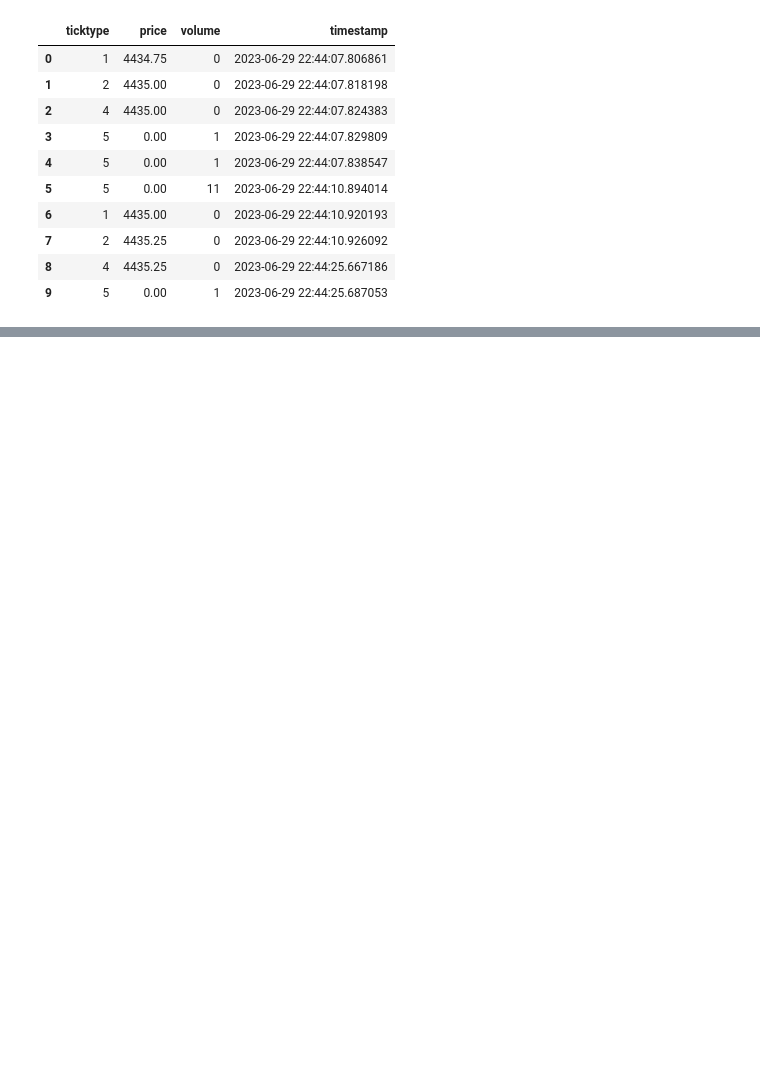
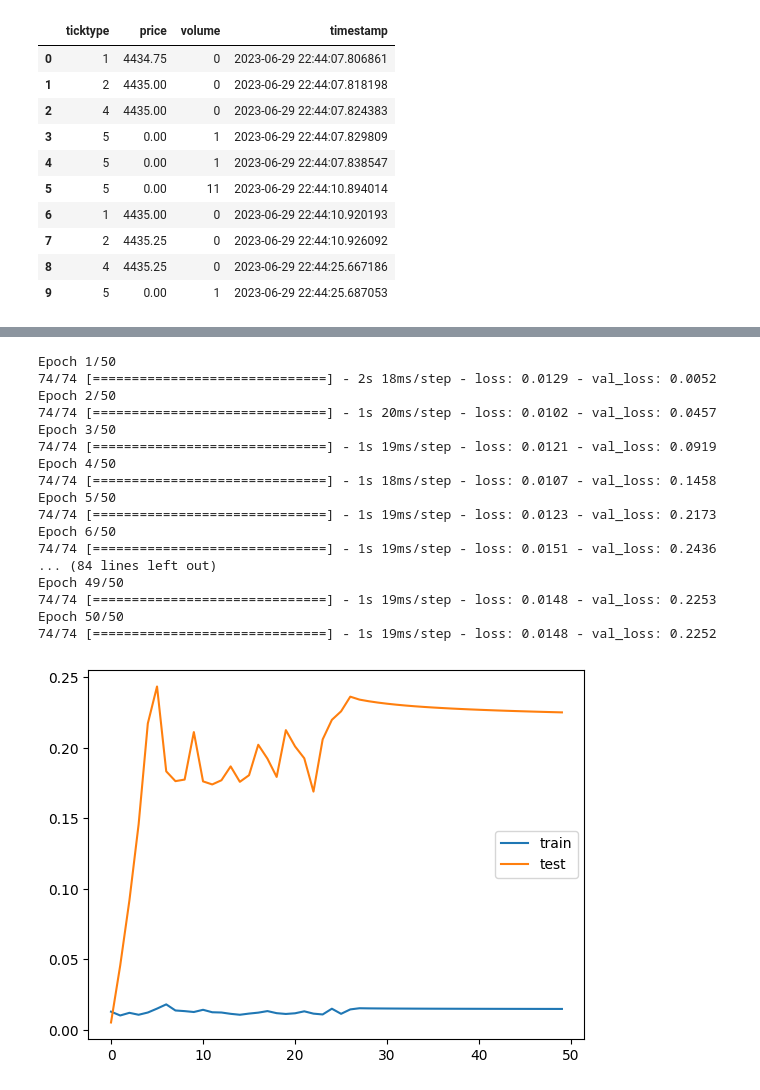
Before and after one commit to taiconley/ibkr, a Jupyter notebook: jupyter/build_model.ipynb, the cells around one changed output, grey strips where cells are left out. Cells and saved outputs as stored; diff of their text form; code cells hidden in the pictures; blank space fills up the shorter version.

```diff
--- a/jupyter/build_model.ipynb
+++ b/jupyter/build_model.ipynb
@@ -151 +188,57 @@ def main_build_model(df, look_ahead=5):
+# %%
+def main_build_model_with_hps(df, best_hps, look_ahead=5):
+
+    df['timestamp'] = df['timestamp'].dt.tz_localize('UTC') #adding this to update to utc
+
+    # Create a DataProcessor instance
+    processor = DataProcessor(df)
+    # Process the df
+    processor.process_df()
+
+    # Scale and shift the data
+    scaler, close_scaler = processor.scale_shift_data(look_ahead)
+    # Create the X and y datasets
+    X, y = processor.scaled_df, processor.shifted_df['Close']
+    # Create train test split
+    X_train, X_test, y_train, y_test = processor.create_train_test_split(X, y)
+    # Create final train and test datasets
+    TIME_STEPS = 60
+    X_train, y_train = processor.create_dataset(X_train, y=y_train, time_steps=TIME_STEPS, for_training=True, look_ahead=look_ahead)
+    X_test, y_test = processor.create_dataset(X_test, y=y_test, time_steps=TIME_STEPS, for_training=True, look_ahead=look_ahead)
+
+    # Number of features in the data
+    n_features = X_train.shape[2]
+
+    # Create a ModelBuilder instance and build the model
+    builder = ModelBuilder(n_features, TIME_STEPS)
+    # Train the model
+    model, history = builder.train_model(X_train, y_train, X_test, y_test, epochs=50, batch_size=64, best_hps=best_hps)
+    # Save the model
+    model_path = '../models/model.h5'
+    builder.save_model(model_path)
+    # Plot loss
+    builder.plot_loss(history)
+# %%
+input_sql_file='../sql_files/test.sql'
+df = generate_df_from_sql_file(input_sql_file, db)
+main_build_model_with_hps(df, best_hps, look_ahead=5)
+# %% [output]
+Epoch 1/50
+74/74 [==============================] - 2s 18ms/step - loss: 0.0129 - val_loss: 0.0052
+Epoch 2/50
+74/74 [==============================] - 1s 20ms/step - loss: 0.0102 - val_loss: 0.0457
+Epoch 3/50
+74/74 [==============================] - 1s 19ms/step - loss: 0.0121 - val_loss: 0.0919
+Epoch 4/50
+74/74 [==============================] - 1s 18ms/step - loss: 0.0107 - val_loss: 0.1458
+Epoch 5/50
+74/74 [==============================] - 1s 19ms/step - loss: 0.0123 - val_loss: 0.2173
+Epoch 6/50
+74/74 [==============================] - 1s 19ms/step - loss: 0.0151 - val_loss: 0.2436
+... (84 lines left out)
+Epoch 49/50
+74/74 [==============================] - 1s 19ms/step - loss: 0.0148 - val_loss: 0.2253
+Epoch 50/50
+74/74 [==============================] - 1s 19ms/step - loss: 0.0148 - val_loss: 0.2252
+[figure, added]
 # %%
```
Also changed, not shown: parts of 18 cells of this notebook, 17 other files.
